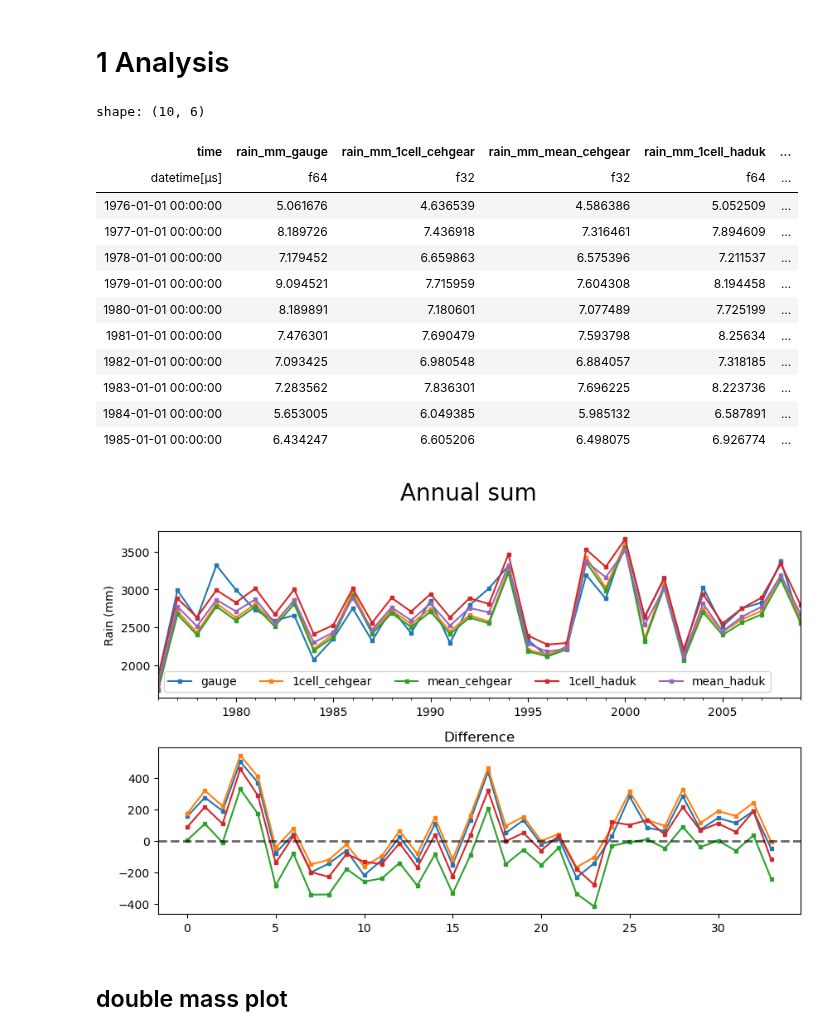
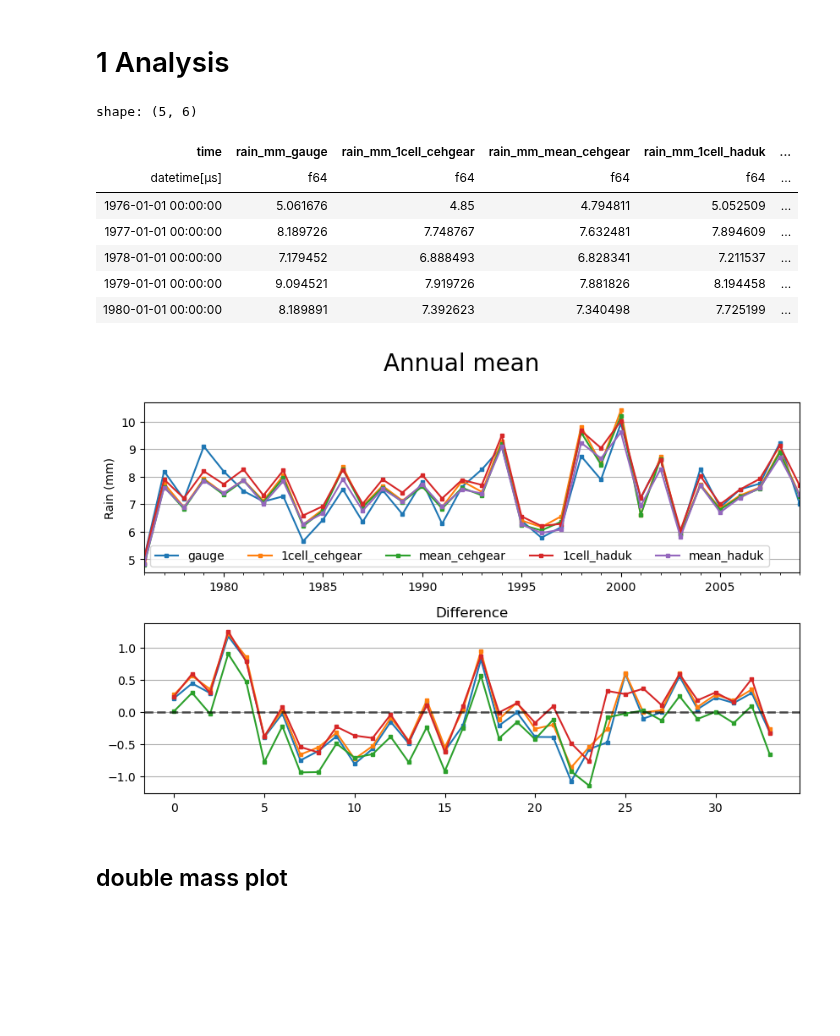
Before and after one commit to Thomasjkeel/FDRI-comparing-rainfall-data-in-upper-severn, a Jupyter notebook: notebooks/Carreg_wen_gauge_vs_grid.ipynb, the cells around one changed output. Cells and saved outputs as stored; diff of their text form; code cells hidden in the pictures; blank space fills up the shorter version.

```diff
--- a/notebooks/Carreg_wen_gauge_vs_grid.ipynb
+++ b/notebooks/Carreg_wen_gauge_vs_grid.ipynb
@@ -21,8 +21,8 @@ RAIN_COL = "rain_mm"
 # %% [markdown]
 ## Load CEH-GEAR
 # %%
-ceh_carreg = xr.open_dataset('../cehgear_data/ceh_1km_carreg3by3_19760101_20100101.nc')
-assert ceh_carreg['northing'].size == 3, "Should be 3 by 3 km grid box"
-ceh_carreg = ceh_carreg.rename({'Rainfall': RAIN_COL})
+ceh_carreg = xr.open_dataset('../cehgear_data/ceh_1km_carreg3by3_19760101_20101231.nc')
+assert ceh_carreg['y'].size == 3, "Should be 3 by 3 km grid box"
+ceh_carreg = ceh_carreg.rename({'rainfall_amount': RAIN_COL})
 ceh_carreg
 # %% [output]
@@ -37,12 +46,12 @@ Data variables:
 # %%
 ## Compute rainfall mean over Carreg-wen (3 * 3 km)
-ceh_carreg_mean = ceh_carreg[RAIN_COL].mean(('easting', 'northing'))
+ceh_carreg_mean = ceh_carreg[RAIN_COL].mean(('x', 'y'))
 ceh_carreg_mean = pl.from_pandas(ceh_carreg_mean.to_dataframe().reset_index()) ## convert to polars
 ceh_carreg_mean = ceh_carreg_mean.rename({RAIN_COL: f'{RAIN_COL}_mean'})
 
 #  Closest 1km grid cell to gauge
-ceh_carreg_1cell = ceh_carreg.sel(easting=283000, northing=289000)
-ceh_carreg_1cell = ceh_carreg_1cell[RAIN_COL].drop_vars(('northing', 'easting')) ## drop unnecessary vars
+ceh_carreg_1cell = ceh_carreg.sel(x=283000, y=289000)
+ceh_carreg_1cell = ceh_carreg_1cell[RAIN_COL].drop_vars(('x', 'y')) ## drop unnecessary vars
 ceh_carreg_1cell = pl.from_pandas(ceh_carreg_1cell.to_dataframe().reset_index()) ##convert to polars
 ceh_carreg_1cell = ceh_carreg_1cell.rename({RAIN_COL: f'{RAIN_COL}_1cell'})
 # %%
@@ -199,43 +208,43 @@ shape: (10, 6)
 carreg_annual_mean = carreg_rain_data.group_by_dynamic('time', every='1y').agg(pl.all().mean())
 carreg_annual_sum = carreg_rain_data.group_by_dynamic('time', every='1y').agg(pl.all().sum())
 
-carreg_annual_mean.head(10)
+carreg_annual_mean.head()
 # %% [output]
-shape: (10, 6)
+shape: (5, 6)
 | time | rain_mm_gauge | rain_mm_1cell_cehgear | rain_mm_mean_cehgear | rain_mm_1cell_haduk | ... |
-| datetime[μs] | f64 | f32 | f32 | f64 | ... |
-| 1976-01-01 00:00:00 | 5.061676 | 4.636539 | 4.586386 | 5.052509 | ... |
-| 1977-01-01 00:00:00 | 8.189726 | 7.436918 | 7.316461 | 7.894609 | ... |
-| 1978-01-01 00:00:00 | 7.179452 | 6.659863 | 6.575396 | 7.211537 | ... |
-| 1979-01-01 00:00:00 | 9.094521 | 7.715959 | 7.604308 | 8.194458 | ... |
-| 1980-01-01 00:00:00 | 8.189891 | 7.180601 | 7.077489 | 7.725199 | ... |
-| 1981-01-01 00:00:00 | 7.476301 | 7.690479 | 7.593798 | 8.25634 | ... |
-| 1982-01-01 00:00:00 | 7.093425 | 6.980548 | 6.884057 | 7.318185 | ... |
-| 1983-01-01 00:00:00 | 7.283562 | 7.836301 | 7.696225 | 8.223736 | ... |
-| 1984-01-01 00:00:00 | 5.653005 | 6.049385 | 5.985132 | 6.587891 | ... |
-| 1985-01-01 00:00:00 | 6.434247 | 6.605206 | 6.498075 | 6.926774 | ... |
+| datetime[μs] | f64 | f64 | f64 | f64 | ... |
+| 1976-01-01 00:00:00 | 5.061676 | 4.85 | 4.794811 | 5.052509 | ... |
+| 1977-01-01 00:00:00 | 8.189726 | 7.748767 | 7.632481 | 7.894609 | ... |
+| 1978-01-01 00:00:00 | 7.179452 | 6.888493 | 6.828341 | 7.211537 | ... |
+| 1979-01-01 00:00:00 | 9.094521 | 7.919726 | 7.881826 | 8.194458 | ... |
+| 1980-01-01 00:00:00 | 8.189891 | 7.392623 | 7.340498 | 7.725199 | ... |
 # %%
 ## calc_difference
 def calc_difference_from_gauge(data, col):
     return data[f'{RAIN_COL}_gauge'] - data[col]
 # %%
 annual_data_dir = {'mean': carreg_annual_mean, 'sum': carreg_annual_sum}
-stat_to_examine = 'sum'
+stat_to_examine = 'mean'
 # %%
 fig, axes = plt.subplots(2, 1, figsize=(10, 6))
 annual_data_dir[stat_to_examine].to_pandas().set_index('time').plot(marker='s', markersize=3, ax=axes[0])
 for ind, col in enumerate(annual_data_dir[stat_to_examine].columns[2:]):
     axes[1].plot(calc_difference_from_gauge(annual_data_dir[stat_to_examine], col), marker='s', markersize=3, label=col, color=f'C{ind}')
 
 axes[0].legend([col.split('rain_mm_')[-1] for col in annual_data_dir['mean'].columns[1:]], ncols=5)
 axes[0].set_ylabel(f"Rain (mm)"); axes[0].set_xlabel('')
 
 axes[1].set_title("Difference")
 axes[1].axhline(0, color='k', linewidth=2, alpha=.6, linestyle='--')
+
+for ax in axes:
+    ax.grid(axis='y')
 plt.suptitle(f"Annual {stat_to_examine}", size=20)
 plt.subplots_adjust(hspace=.3)
+
+# fig.savefig(f'../figures/annual_{stat_to_examine}_rainfall_comparison.png', bbox_inches='tight', dpi=200)
 # %% [output]
-[figure, old version]
+[figure, new version]
 # %% [markdown]
 ## double mass plot
 # %%
```
Also changed, not shown: parts of 9 cells of this notebook, 5 other files.
